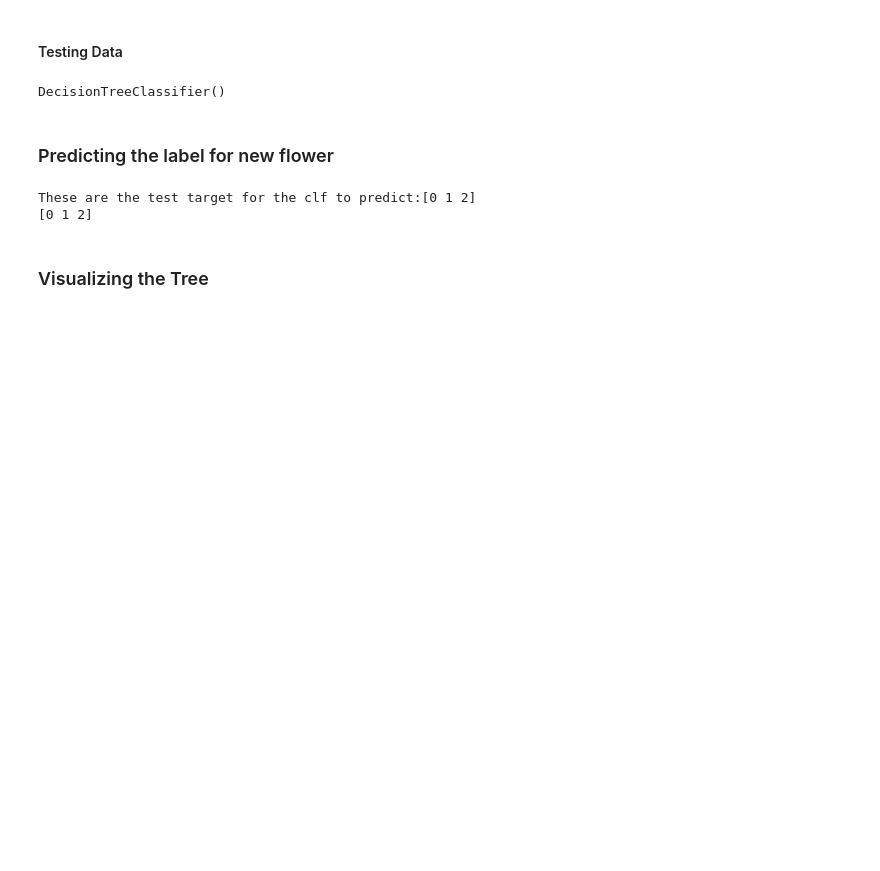
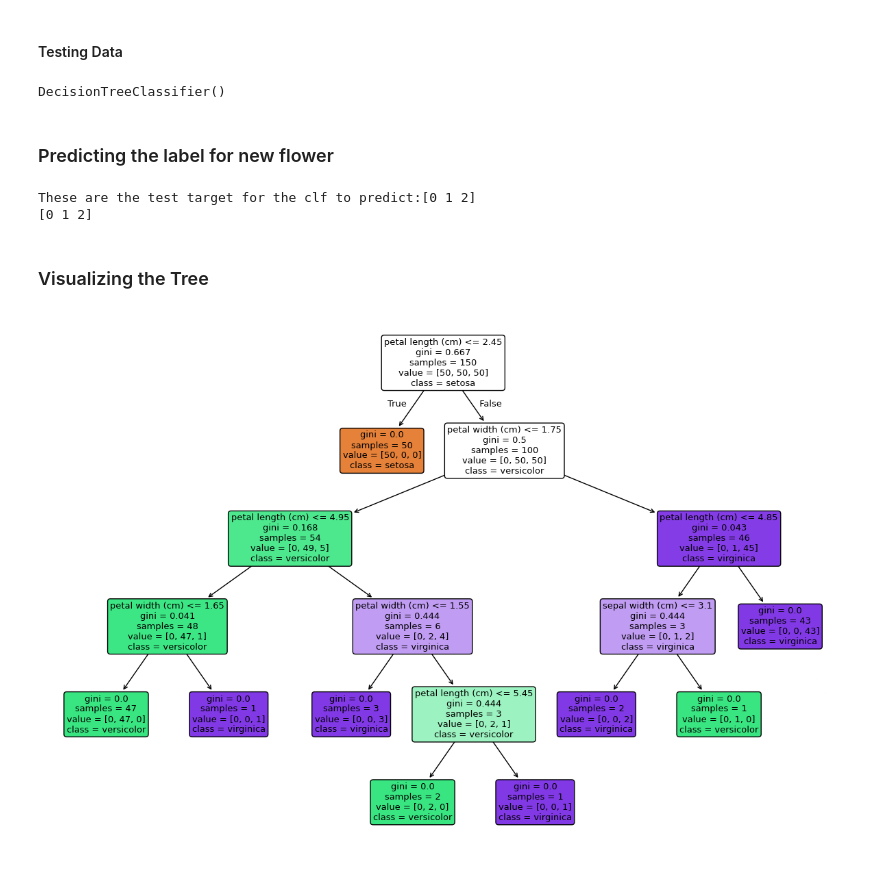
Before and after one commit to SaadMakki/Learning-ML---1, a Jupyter notebook: Visulizing_a_Decision_tree.ipynb, the cells around one changed output. Drawn from its saved outputs; the diff is of its cells as text; code cells hidden in the pictures; blank space fills up the shorter version.

```diff
--- a/Visulizing_a_Decision_tree.ipynb
+++ b/Visulizing_a_Decision_tree.ipynb
@@ -116,0 +85,17 @@ print("PDF generated successfully as decision_tree.pdf")
+# %%
+from sklearn import tree
+import matplotlib.pyplot as plt
+
+# Plot the decision tree
+plt.figure(figsize=(15, 10))  # Set figure size
+tree.plot_tree(clf,
+              feature_names=iris.feature_names,
+              class_names=iris.target_names,
+              filled=True,
+              rounded=True)
+
+# Save as PDF/PNG or display
+plt.savefig("iris_tree.pdf")  # or .png
+plt.show()
+# %% [output]
+[figure, added]
```
Also changed, not shown: parts of 1 cell of this notebook, 3 other files.
